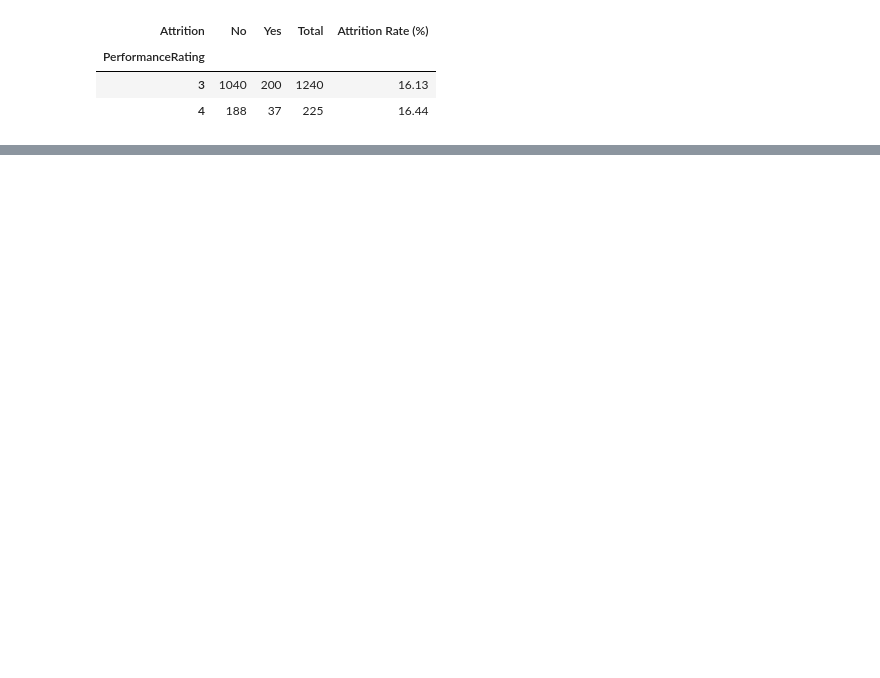
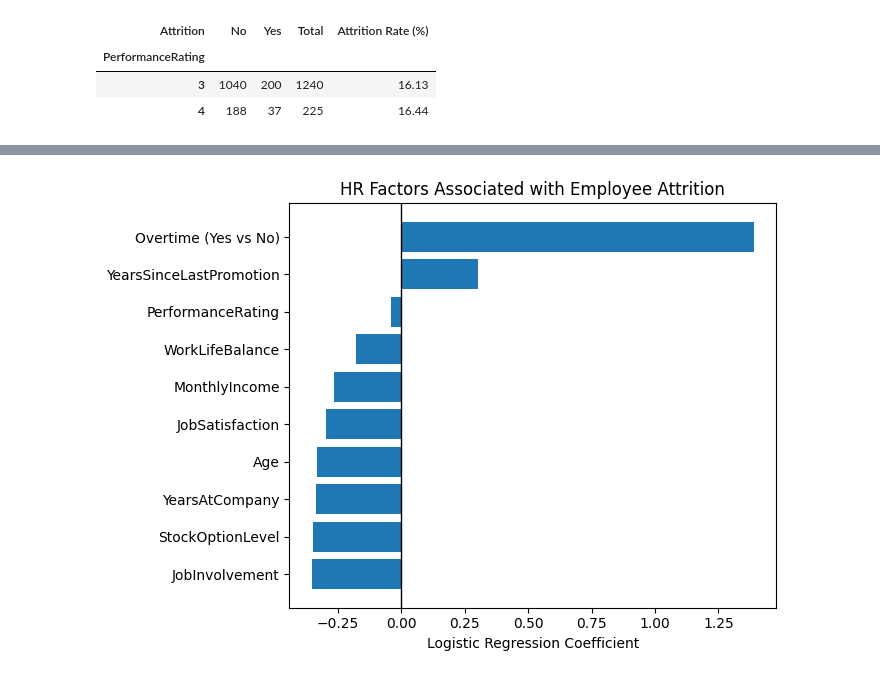
Before and after one commit to Jamieho1602/IBM-HR-Analytics-Overview, a Jupyter notebook: IBM_HR_Analytics.ipynb, the cells around one changed output, grey strips where cells are left out. Saved outputs shown, nothing was run; the diff lists cells and outputs as text; code cells hidden in the pictures; blank space fills up the shorter version.

```diff
--- a/IBM_HR_Analytics.ipynb
+++ b/IBM_HR_Analytics.ipynb
@@ -1505,0 +1807,62 @@ result
+# %%
+# Step 7: Improve Logistic Regression model and chart
+
+from sklearn.preprocessing import OneHotEncoder
+
+# Use "No" as the reference category for OverTime
+preprocessor = ColumnTransformer([
+    ('num', StandardScaler(), numerical_features),
+    ('cat', OneHotEncoder(
+        categories=[['No', 'Yes']],
+        drop='first',
+        handle_unknown='ignore'
+    ), ['OverTime'])
+])
+
+# Rebuild the model with the improved encoding
+model = Pipeline([
+    ('preprocessor', preprocessor),
+    ('classifier', LogisticRegression(
+        max_iter=1000,
+        class_weight='balanced',
+        random_state=42
+    ))
+])
+
+# Train using the same training data
+model.fit(X_train, y_train)
+
+# Extract coefficients
+feature_names = model.named_steps[
+    'preprocessor'
+].get_feature_names_out()
+
+coefficients = model.named_steps[
+    'classifier'
+].coef_[0]
+
+importance = pd.DataFrame({
+    'Variable': feature_names,
+    'Coefficient': coefficients
+})
+
+# Clean variable names
+importance['Variable'] = (
+    importance['Variable']
+    .str.replace('num__', '', regex=False)
+    .str.replace('cat__', '', regex=False)
+    .str.replace('OverTime_Yes', 'Overtime (Yes vs No)', regex=False)
+)
+
+importance = importance.sort_values('Coefficient')
+
+# Create chart
+plt.figure(figsize=(7, 5))
+plt.barh(importance['Variable'], importance['Coefficient'])
+plt.axvline(0, color='black', linewidth=1)
+plt.title('HR Factors Associated with Employee Attrition')
+plt.xlabel('Logistic Regression Coefficient')
+plt.tight_layout()
+plt.show()
+# %% [output]
+[figure, added]
```
Also changed, not shown: parts of 48 cells of this notebook.
